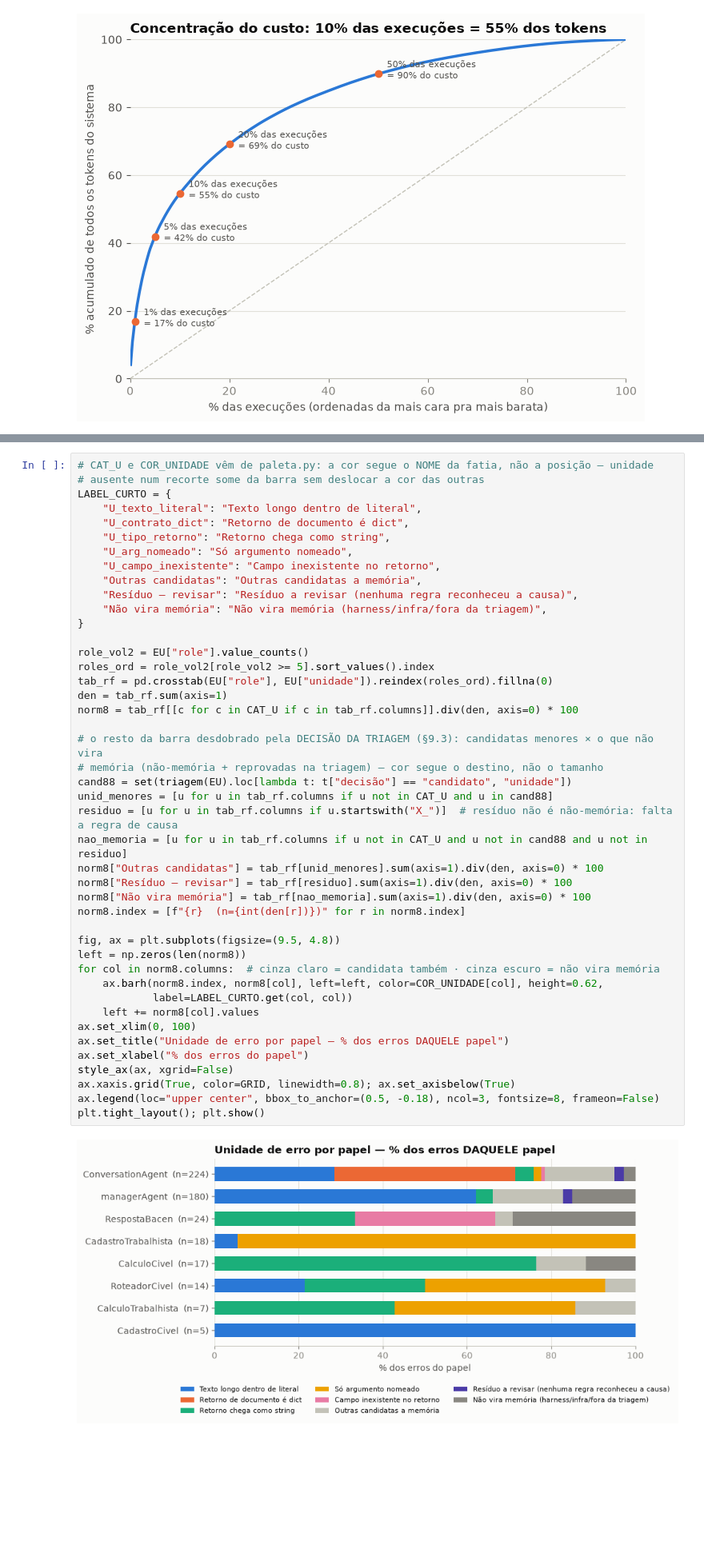
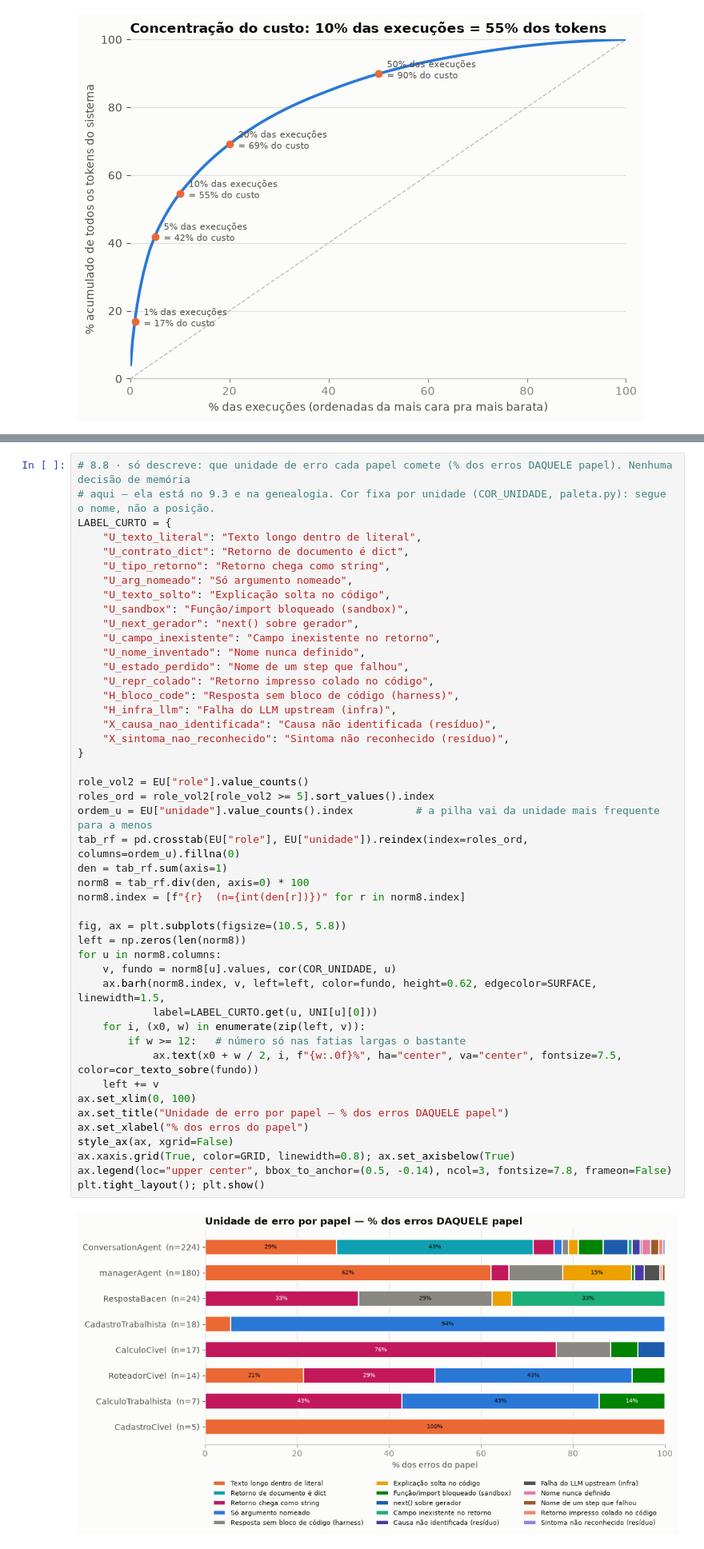
Before and after one commit to rc-ventura/memory_layer_ai_agents, a Jupyter notebook: analysis/2026-09-trace-law-flow/pipeline/analise_trace_esteira_juridica.ipynb, the cells around one changed output, grey strips where cells are left out. Shown at 80% size. Drawn from its saved outputs; the diff is of its cells as text; blank space fills up the shorter version.

```diff
--- a/analysis/2026-09-trace-law-flow/pipeline/analise_trace_esteira_juridica.ipynb
+++ b/analysis/2026-09-trace-law-flow/pipeline/analise_trace_esteira_juridica.ipynb
@@ -1166,49 +1169,51 @@ simplesmente não aparece.
 # %%
-# CAT_U e COR_UNIDADE vêm de paleta.py: a cor segue o NOME da fatia, não a posição — unidade
-# ausente num recorte some da barra sem deslocar a cor das outras
+# 8.8 · só descreve: que unidade de erro cada papel comete (% dos erros DAQUELE papel). Nenhuma decisão de memória
+# aqui — ela está no 9.3 e na genealogia. Cor fixa por unidade (COR_UNIDADE, paleta.py): segue o nome, não a posição.
 LABEL_CURTO = {
     "U_texto_literal": "Texto longo dentro de literal",
     "U_contrato_dict": "Retorno de documento é dict",
     "U_tipo_retorno": "Retorno chega como string",
     "U_arg_nomeado": "Só argumento nomeado",
+    "U_texto_solto": "Explicação solta no código",
+    "U_sandbox": "Função/import bloqueado (sandbox)",
+    "U_next_gerador": "next() sobre gerador",
     "U_campo_inexistente": "Campo inexistente no retorno",
-    "Outras candidatas": "Outras candidatas a memória",
-    "Resíduo — revisar": "Resíduo a revisar (nenhuma regra reconheceu a causa)",
-    "Não vira memória": "Não vira memória (harness/infra/fora da triagem)",
+    "U_nome_inventado": "Nome nunca definido",
+    "U_estado_perdido": "Nome de um step que falhou",
+    "U_repr_colado": "Retorno impresso colado no código",
+    "H_bloco_code": "Resposta sem bloco de código (harness)",
+    "H_infra_llm": "Falha do LLM upstream (infra)",
+    "X_causa_nao_identificada": "Causa não identificada (resíduo)",
+    "X_sintoma_nao_reconhecido": "Sintoma não reconhecido (resíduo)",
 }
 
 role_vol2 = EU["role"].value_counts()
 roles_ord = role_vol2[role_vol2 >= 5].sort_values().index
-tab_rf = pd.crosstab(EU["role"], EU["unidade"]).reindex(roles_ord).fillna(0)
+ordem_u = EU["unidade"].value_counts().index          # a pilha vai da unidade mais frequente para a menos
+tab_rf = pd.crosstab(EU["role"], EU["unidade"]).reindex(index=roles_ord, columns=ordem_u).fillna(0)
 den = tab_rf.sum(axis=1)
-norm8 = tab_rf[[c for c in CAT_U if c in tab_rf.columns]].div(den, axis=0) * 100
-
-# o resto da barra desdobrado pela DECISÃO DA TRIAGEM (§9.3): candidatas menores × o que não vira
-# memória (não-memória + reprovadas na triagem) — cor segue o destino, não o tamanho
-cand88 = set(triagem(EU).loc[lambda t: t["decisão"] == "candidato", "unidade"])
-unid_menores = [u for u in tab_rf.columns if u not in CAT_U and u in cand88]
-residuo = [u for u in tab_rf.columns if u.startswith("X_")]  # resíduo não é não-memória: falta a regra de causa
-nao_memoria = [u for u in tab_rf.columns if u not in CAT_U and u not in cand88 and u not in residuo]
-norm8["Outras candidatas"] = tab_rf[unid_menores].sum(axis=1).div(den, axis=0) * 100
-norm8["Resíduo — revisar"] = tab_rf[residuo].sum(axis=1).div(den, axis=0) * 100
-norm8["Não vira memória"] = tab_rf[nao_memoria].sum(axis=1).div(den, axis=0) * 100
+norm8 = tab_rf.div(den, axis=0) * 100
 norm8.index = [f"{r}  (n={int(den[r])})" for r in norm8.index]
 
-fig, ax = plt.subplots(figsize=(9.5, 4.8))
+fig, ax = plt.subplots(figsize=(10.5, 5.8))
 left = np.zeros(len(norm8))
-for col in norm8.columns:  # cinza claro = candidata também · cinza escuro = não vira memória
-    ax.barh(norm8.index, norm8[col], left=left, color=COR_UNIDADE[col], height=0.62,
-            label=LABEL_CURTO.get(col, col))
-    left += norm8[col].values
+for u in norm8.columns:
+    v, fundo = norm8[u].values, cor(COR_UNIDADE, u)
+    ax.barh(norm8.index, v, left=left, color=fundo, height=0.62, edgecolor=SURFACE, linewidth=1.5,
+            label=LABEL_CURTO.get(u, UNI[u][0]))
+    for i, (x0, w) in enumerate(zip(left, v)):
+        if w >= 12:   # número só nas fatias largas o bastante
+            ax.text(x0 + w / 2, i, f"{w:.0f}%", ha="center", va="center", fontsize=7.5, color=cor_texto_sobre(fundo))
+    left += v
 ax.set_xlim(0, 100)
 ax.set_title("Unidade de erro por papel — % dos erros DAQUELE papel")
 ax.set_xlabel("% dos erros do papel")
 style_ax(ax, xgrid=False)
 ax.xaxis.grid(True, color=GRID, linewidth=0.8); ax.set_axisbelow(True)
-ax.legend(loc="upper center", bbox_to_anchor=(0.5, -0.18), ncol=3, fontsize=8, frameon=False)
+ax.legend(loc="upper center", bbox_to_anchor=(0.5, -0.14), ncol=3, fontsize=7.8, frameon=False)
 plt.tight_layout(); plt.show()
 # %% [output]
-[figure, old version]
+[figure, new version]
 # %% [markdown]
 ### 8.9 · Tokens por chamada de ferramenta, por papel
 
```
Also changed, not shown: parts of 2 cells of this notebook, 8 other files.
